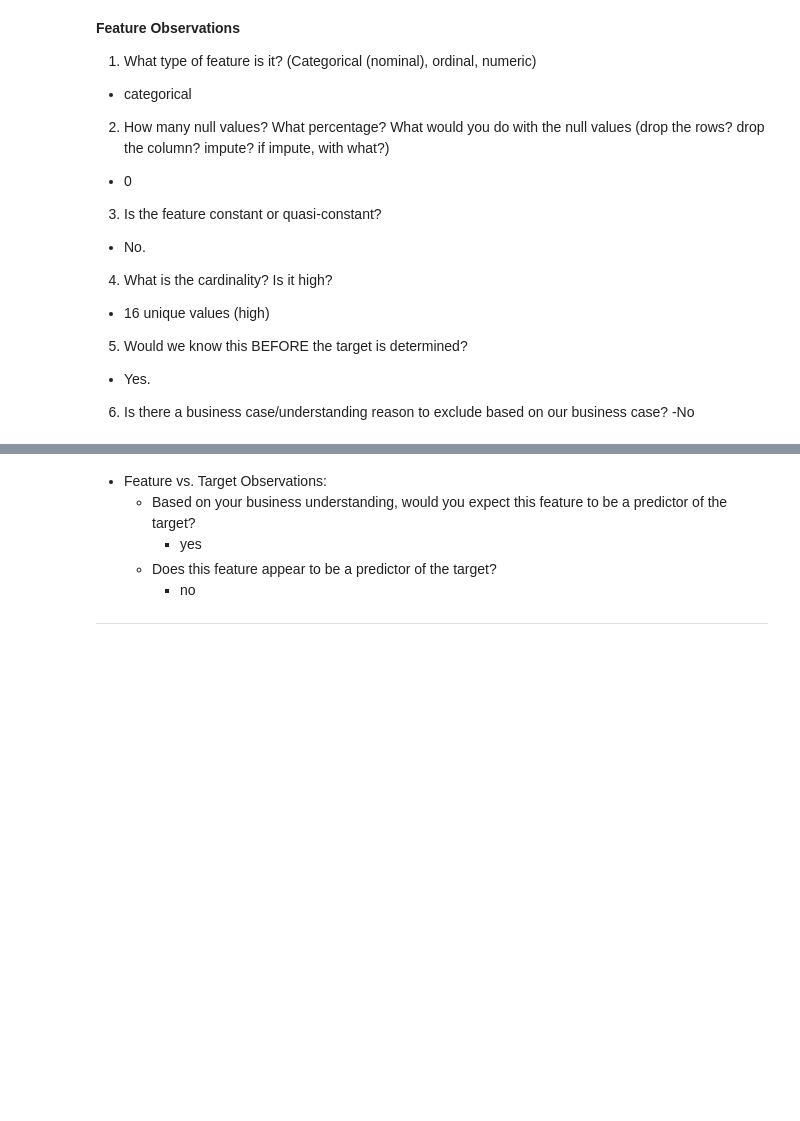
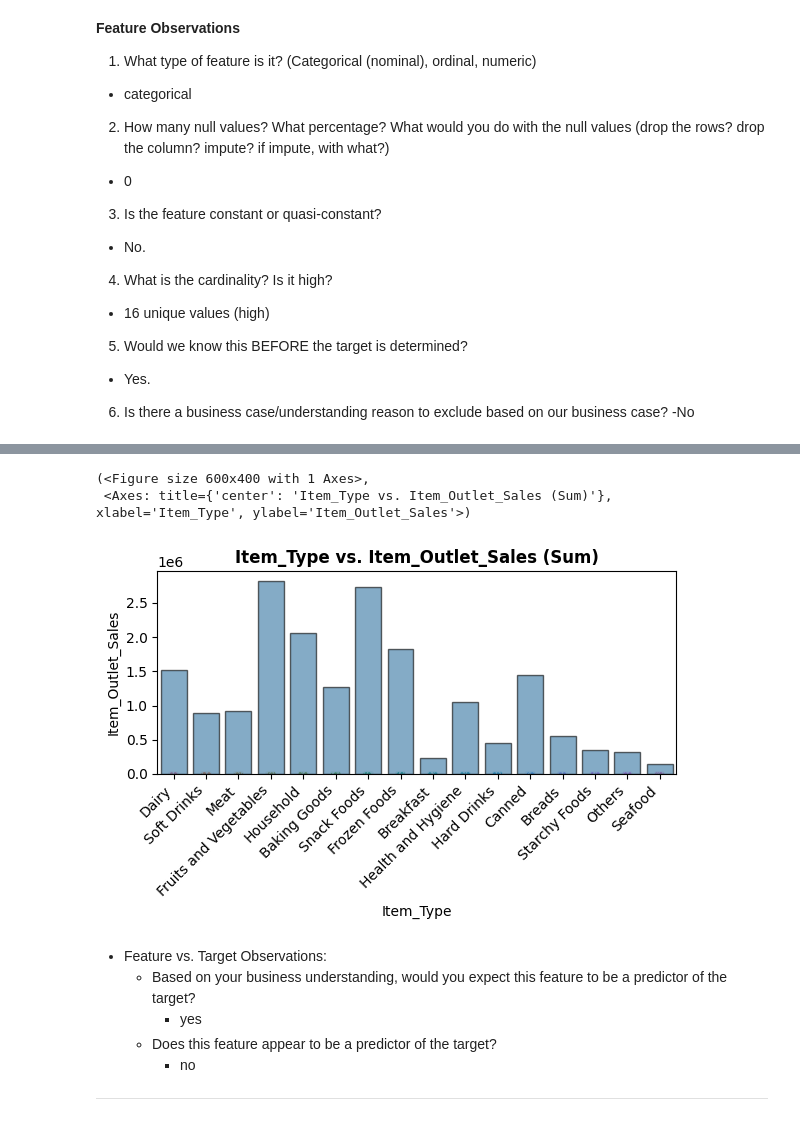
Before and after one commit to abeeraz379/Prediction-of-Product-sales, a Jupyter notebook: prediction of product sales.ipynb, the cells around one changed output, grey strips where cells are left out. Saved outputs shown, nothing was run; the diff lists cells and outputs as text; code cells hidden in the pictures; blank space fills up the shorter version.

```diff
--- a/prediction of product sales.ipynb
+++ b/prediction of product sales.ipynb
@@ -733,3 +776,10 @@ plot_categorical_vs_target(new_df,feature ,'Item_Outlet_Sales' , )
+# %%
+# Run the appropriate feature vs. target function (based on dtype)
+plot_categorical_vs_target2(new_df,feature ,'Item_Outlet_Sales' , )
+# %% [output]
+(<Figure size 600x400 with 1 Axes>,
+ <Axes: title={'center': 'Item_Type vs. Item_Outlet_Sales (Sum)'}, xlabel='Item_Type', ylabel='Item_Outlet_Sales'>)
+[figure, added]
 # %% [markdown]
 - Feature vs. Target Observations:
   - Based on your business understanding, would you expect this feature to be a predictor of the target?
```
Also changed, not shown: parts of 5 cells of this notebook.
